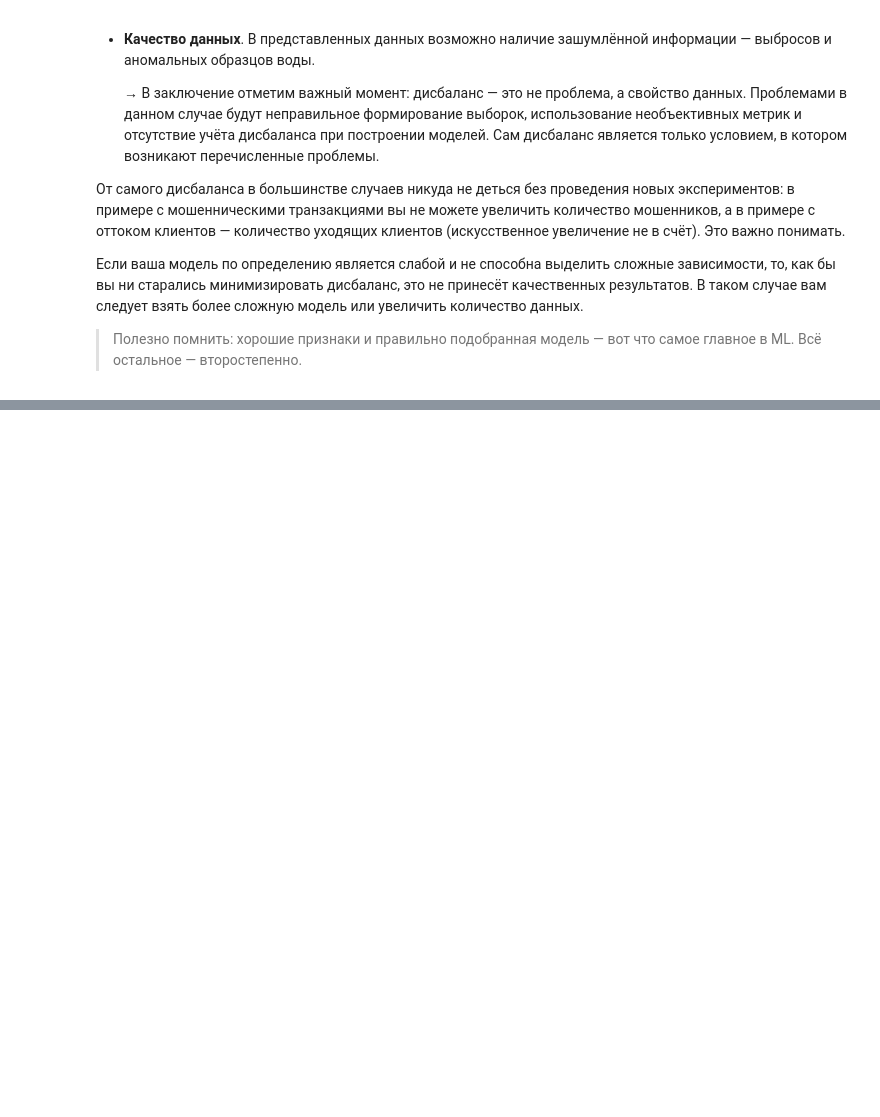
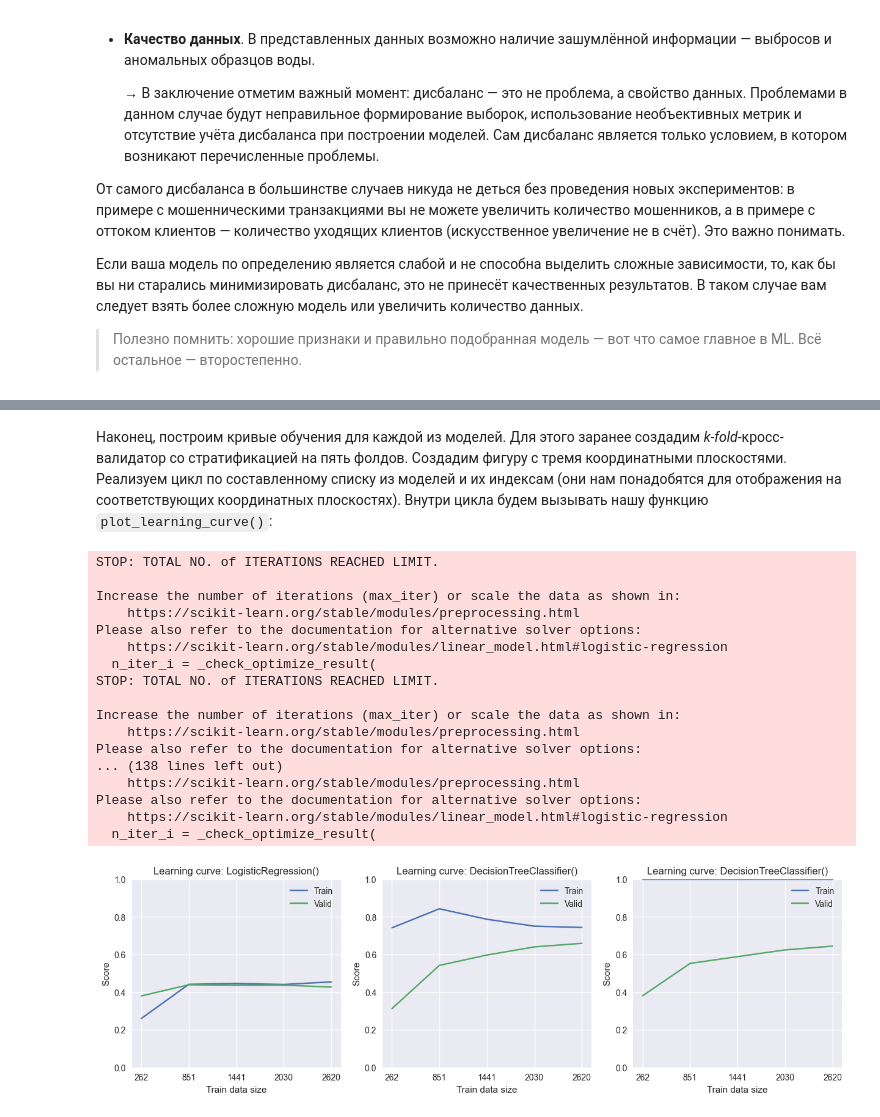
Before and after one commit to DadonovIV/for_sf_ds, a Jupyter notebook: ML/ML_5/ML_5.ipynb, the cells around one changed output, grey strips where cells are left out. Saved outputs shown, nothing was run; the diff lists cells and outputs as text; code cells hidden in the pictures; blank space fills up the shorter version.

```diff
--- a/ML/ML_5/ML_5.ipynb
+++ b/ML/ML_5/ML_5.ipynb
@@ -1023,0 +1562,55 @@ weighted avg       0.75      0.73      0.73       656
+# %%
+#Создаём список из моделей
+models = [
+    linear_model.LogisticRegression(
+        max_iter=1000, #количество итераций на сходимость
+        random_state=42, #генератор случайных чисел
+        class_weight='balanced' #веса классов
+    ),
+    tree.DecisionTreeClassifier(
+        criterion='entropy', #критерий информативности
+        max_depth=7, #максимальная глубина
+        min_samples_leaf=5, #минимальное число объектов в листе
+        random_state=42, #генератор случайных чисел
+        class_weight='balanced' #веса классов
+    ),
+    tree.DecisionTreeClassifier(
+        criterion='entropy', #критерий информативности
+        random_state=42, #генератор случайных чисел
+        class_weight='balanced' #веса классов
+    ),
+]
+# %% [markdown]
+Наконец, построим кривые обучения для каждой из моделей. Для этого заранее создадим *k-fold*-кросс-валидатор со стратификацией на пять фолдов. Создадим фигуру с тремя координатными плоскостями. Реализуем цикл по составленному списку из моделей и их индексам (они нам понадобятся для отображения на соответствующих координатных плоскостях). Внутри цикла будем вызывать нашу функцию `plot_learning_curve()`:
+# %%
+#Создаем объект кросс-валидатора k-fold со стратификацией
+skf = model_selection.StratifiedKFold(n_splits=5)
+#Визуализируем кривые обучения
+fig, axes = plt.subplots(1, 3, figsize=(15, 4)) #фигура + 3 координатных плоскости
+#Создаем цикл по списку моделей и индексам этого списка
+for i, model in enumerate(models): #i-текущий индекс, model - текущая модель
+    plot_learning_curve(
+        model, X, y,
+        skf,
+        ax=axes[i],
+        title=model.__class__.__name__ + '()'
+)
+# %% [output]
+STOP: TOTAL NO. of ITERATIONS REACHED LIMIT.
+
+Increase the number of iterations (max_iter) or scale the data as shown in:
+    https://scikit-learn.org/stable/modules/preprocessing.html
+Please also refer to the documentation for alternative solver options:
+    https://scikit-learn.org/stable/modules/linear_model.html#logistic-regression
+  n_iter_i = _check_optimize_result(
+STOP: TOTAL NO. of ITERATIONS REACHED LIMIT.
+
+Increase the number of iterations (max_iter) or scale the data as shown in:
+    https://scikit-learn.org/stable/modules/preprocessing.html
+Please also refer to the documentation for alternative solver options:
+... (138 lines left out)
+    https://scikit-learn.org/stable/modules/preprocessing.html
+Please also refer to the documentation for alternative solver options:
+    https://scikit-learn.org/stable/modules/linear_model.html#logistic-regression
+  n_iter_i = _check_optimize_result(
+[figure, added]
```
Also changed, not shown: parts of 59 cells of this notebook, 17 other files.
